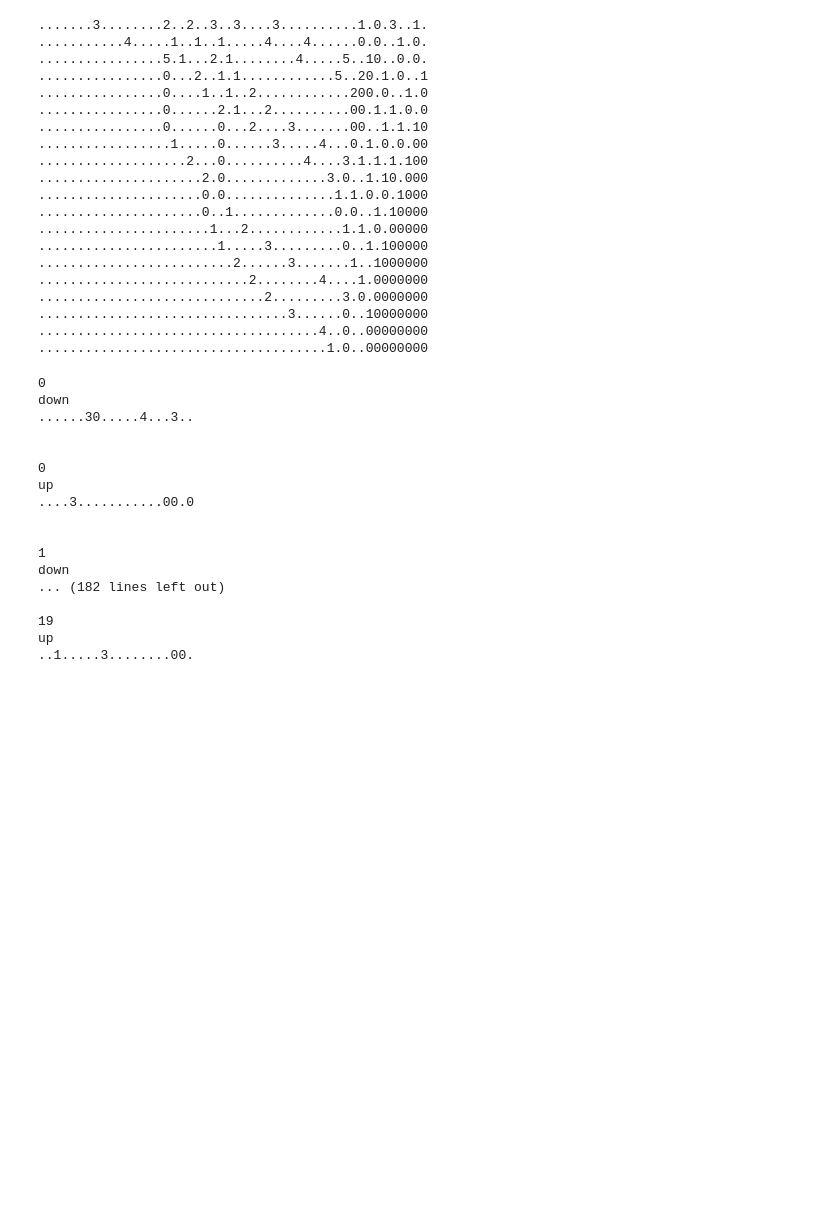
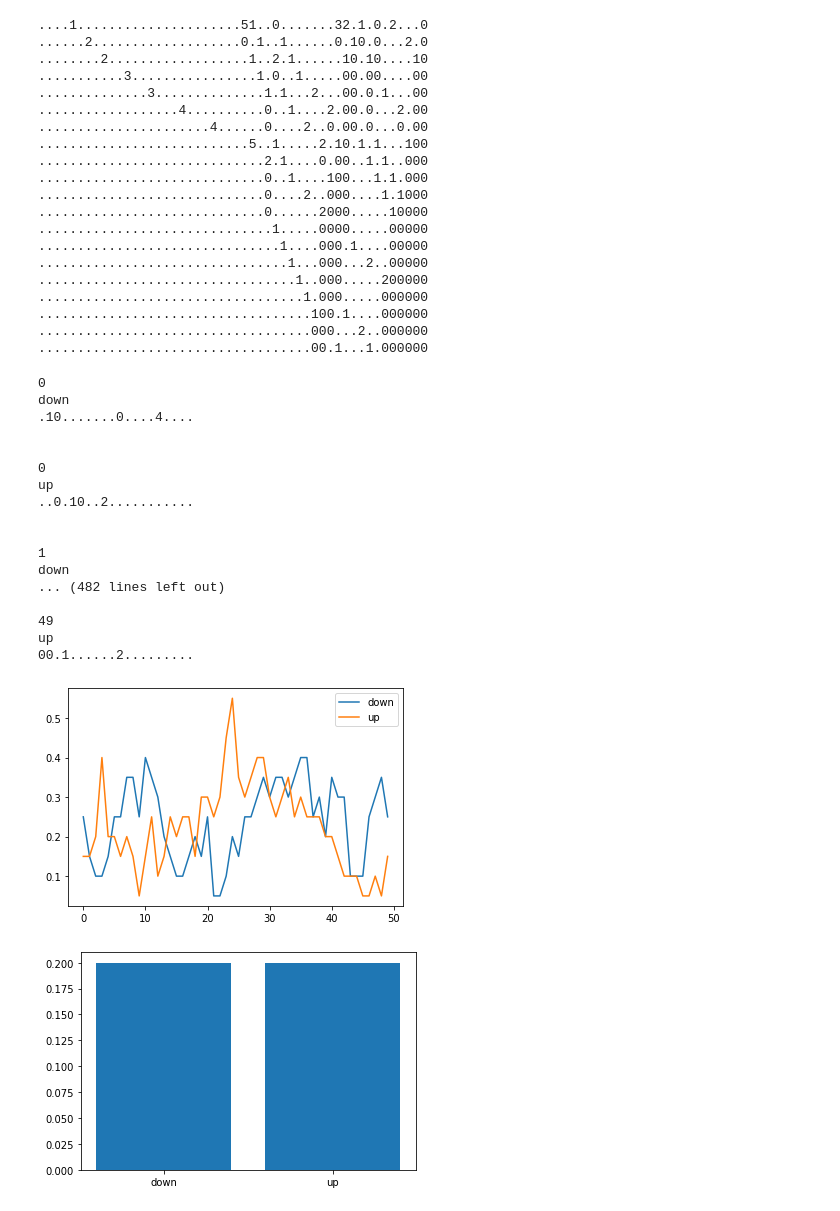
Before and after one commit to phasc/cs166, a Jupyter notebook: lba/lba.ipynb, the cells around one changed output. Saved outputs shown, nothing was run; the diff lists cells and outputs as text; code cells hidden in the pictures; blank space fills up the shorter version.

```diff
--- a/lba/lba.ipynb
+++ b/lba/lba.ipynb
@@ -1,5 +1,6 @@
 # %%
 import numpy as np
+import matplotlib.pyplot as plt
 
 #Nagel & Schreckenberg traffic simulation addapted from class that I'll use for each lane
 
@@ -92,6 +93,14 @@ class Lane:
         '''
         print(''.join('.' if x == -1 else str(x) for x in self.state[:-1]))
 
+    def getDensity(self):
+        s = 0
+        for i in self.state[:-1]:
+            if i != -1:
+                s+=1
+
+        return s/self.road_length
+
 
 sim = Lane(
     road_length=50, car_density=0.2, max_speed=5, prob_slow=0.5)
@@ -100,26 +109,26 @@ for i in range(20):
     sim.display()
     sim.update()
 # %% [output]
-.......3........2..2..3..3....3..........1.0.3..1.
-...........4.....1..1..1.....4....4......0.0..1.0.
-................5.1...2.1........4.....5..10..0.0.
-................0...2..1.1............5..20.1.0..1
-................0....1..1..2............200.0..1.0
-................0......2.1...2..........00.1.1.0.0
-................0......0...2....3.......00..1.1.10
-.................1.....0......3.....4...0.1.0.0.00
-...................2...0..........4....3.1.1.1.100
-.....................2.0.............3.0..1.10.000
-.....................0.0..............1.1.0.0.1000
-.....................0..1.............0.0..1.10000
-......................1...2............1.1.0.00000
-.......................1.....3.........0..1.100000
-.........................2......3.......1..1000000
-...........................2........4....1.0000000
-.............................2.........3.0.0000000
-................................3......0..10000000
-....................................4..0..00000000
-.....................................1.0..00000000
+....1.....................51..0.......32.1.0.2...0
+......2...................0.1..1......0.10.0...2.0
+........2..................1..2.1......10.10....10
+...........3................1.0..1.....00.00....00
+..............3..............1.1...2...00.0.1...00
+..................4..........0..1....2.00.0...2.00
+......................4......0....2..0.00.0...0.00
+...........................5..1.....2.10.1.1...100
+.............................2.1....0.00..1.1..000
+.............................0..1....100...1.1.000
+.............................0....2..000....1.1000
+.............................0......2000.....10000
+..............................1.....0000.....00000
+...............................1....000.1....00000
+................................1...000...2..00000
+.................................1..000.....200000
+..................................1.000.....000000
+...................................100.1....000000
+...................................000...2..000000
+...................................00.1...1.000000
 # %%
 #class for connecting multiple lanes
 
@@ -161,7 +170,7 @@ lanes = {'down':Lane(road_length=20),
 
 nodes = [Node(lanes,lanes)]
 
-for i in range(20):
+for i in range(50):
     for dir,lane in lanes.items():
         print(i)
         lane.update()
@@ -173,21 +182,33 @@ for i in range(20):
 # %% [output]
 0
 down
-......30.....4...3..
+.10.......0....4....
 
 
 0
 up
-....3...........00.0
+..0.10..2...........
 
 
 1
 down
-... (182 lines left out)
+... (482 lines left out)
 
-19
+49
 up
-..1.....3........00.
+00.1......2.........
+# %%
+for dir,lane in lanes.items():
+        plt.plot(range(50), lane.average_traffic_flow, label=dir)
+
+plt.legend()
+plt.show()
+
+plt.bar(list(lanes.keys()),[i.getDensity() for i in lanes.values()])
+plt.show()
+# %% [output]
+[figure, added]
+[figure, added]
 # %%
 #test with more roads
 
```
Also changed, not shown: parts of 10 cells of this notebook.
